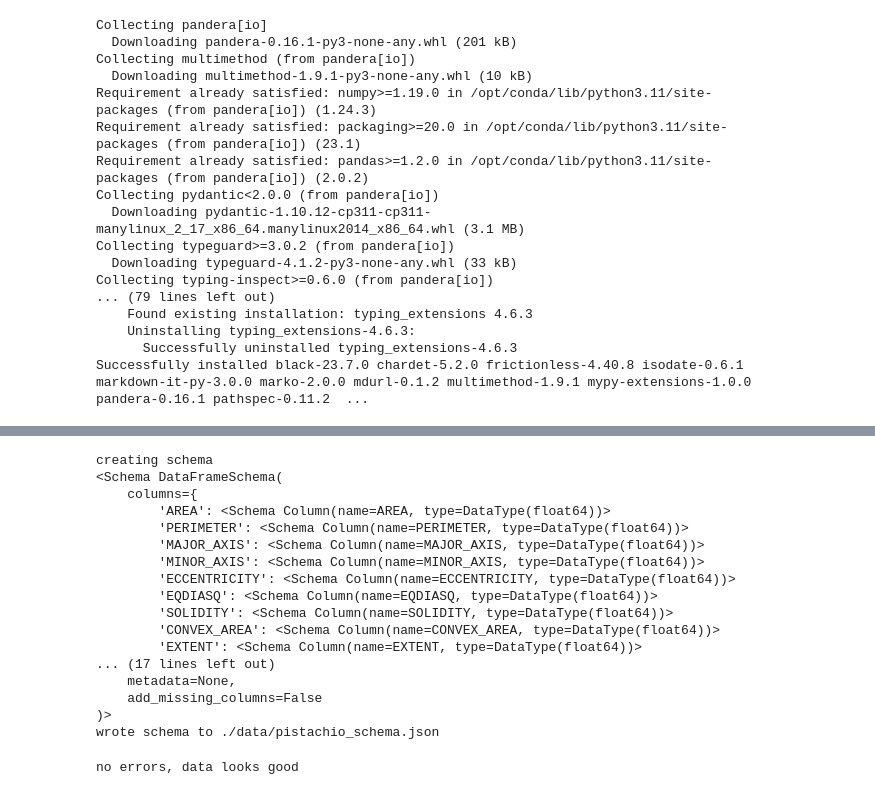
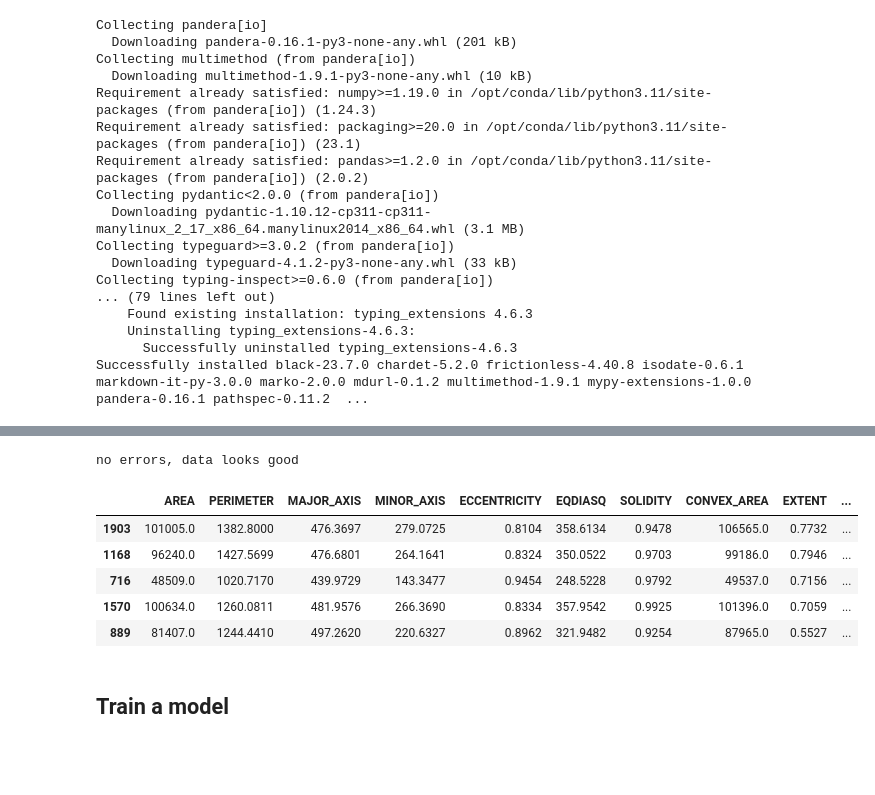
Before and after one commit to petethegreat/pistachio_mlops, a Jupyter notebook: notebook/pistachio.ipynb, the cells around one changed output, grey strips where cells are left out. Cells and saved outputs as stored; diff of their text form; code cells hidden in the pictures; blank space fills up the shorter version.

```diff
--- a/notebook/pistachio.ipynb
+++ b/notebook/pistachio.ipynb
@@ -145,8 +145,8 @@ import pandera as pa
 # print(schema)
 from pandera import Check, Column, DataFrameSchema
 # define schema based on inspecting the training data above
-# if not os.path.exists(input_data_schema_path):
-if True:
+if not os.path.exists(input_data_schema_path):
+# if True:
     print("creating schema")
     schema = DataFrameSchema(
         columns={
@@ -290,24 +290,6 @@ if True:
     print(schema)
     schema.to_json(input_data_schema_path)
     print(f"wrote schema to {input_data_schema_path}")
-# %% [output]
-creating schema
-<Schema DataFrameSchema(
-    columns={
-        'AREA': <Schema Column(name=AREA, type=DataType(float64))>
-        'PERIMETER': <Schema Column(name=PERIMETER, type=DataType(float64))>
-        'MAJOR_AXIS': <Schema Column(name=MAJOR_AXIS, type=DataType(float64))>
-        'MINOR_AXIS': <Schema Column(name=MINOR_AXIS, type=DataType(float64))>
-        'ECCENTRICITY': <Schema Column(name=ECCENTRICITY, type=DataType(float64))>
-        'EQDIASQ': <Schema Column(name=EQDIASQ, type=DataType(float64))>
-        'SOLIDITY': <Schema Column(name=SOLIDITY, type=DataType(float64))>
-        'CONVEX_AREA': <Schema Column(name=CONVEX_AREA, type=DataType(float64))>
-        'EXTENT': <Schema Column(name=EXTENT, type=DataType(float64))>
-... (17 lines left out)
-    metadata=None,
-    add_missing_columns=False
-)>
-wrote schema to ./data/pistachio_schema.json
 # %%
 
 # Validate Data (dtypes, count nulls)
@@ -348,3 +330,35 @@ print("no errors, data looks good")
 # https://pandas.pydata.org/docs/user_guide/categorical.html#controlling-behavior
 # %% [output]
 no errors, data looks good
+# %%
+from pandas.api.types import CategoricalDtype
+def preprocess(in_raw_df: pd.DataFrame) -> pd.DataFrame:
+    """preprocess the data, do any cleaning, feature engineering, etc"""
+    out_df = in_raw_df.copy()
+
+    #cross some features
+    out_df['SOLIDITY_MAJOR'] = out_df.SOLIDITY*out_df.MAJOR_AXIS
+
+    # reorder
+    cols = [x for x in out_df.columns if x != 'Class']
+    out_df = out_df[cols + ['Class']]
+
+    # convert Class to categorical
+    class_type = CategoricalDtype(categories=['Siit_Pistachio', 'Kirmizi_Pistachio'])
+    out_df.Class = out_df.Class.astype(class_type)
+    # create a binary column
+    out_df['Target'] = out_df.Class.cat.codes
+
+    return out_df
+
+train_proc = preprocess(train)
+train_proc.head()
+# %% [output]
+|  | AREA | PERIMETER | MAJOR_AXIS | MINOR_AXIS | ECCENTRICITY | EQDIASQ | SOLIDITY | CONVEX_AREA | EXTENT | ... |
+| 1903 | 101005.0 | 1382.8000 | 476.3697 | 279.0725 | 0.8104 | 358.6134 | 0.9478 | 106565.0 | 0.7732 | ... |
+| 1168 | 96240.0 | 1427.5699 | 476.6801 | 264.1641 | 0.8324 | 350.0522 | 0.9703 | 99186.0 | 0.7946 | ... |
+| 716 | 48509.0 | 1020.7170 | 439.9729 | 143.3477 | 0.9454 | 248.5228 | 0.9792 | 49537.0 | 0.7156 | ... |
+| 1570 | 100634.0 | 1260.0811 | 481.9576 | 266.3690 | 0.8334 | 357.9542 | 0.9925 | 101396.0 | 0.7059 | ... |
+| 889 | 81407.0 | 1244.4410 | 497.2620 | 220.6327 | 0.8962 | 321.9482 | 0.9254 | 87965.0 | 0.5527 | ... |
+# %% [markdown]
+## Train a model
```
Also changed, not shown: parts of 7 cells of this notebook, 3 other files.
